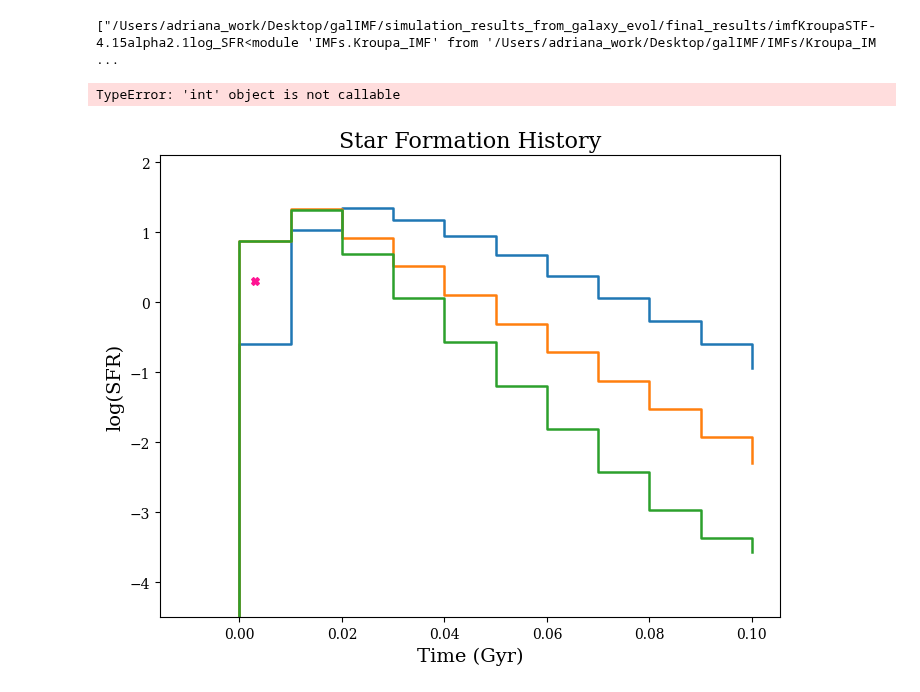
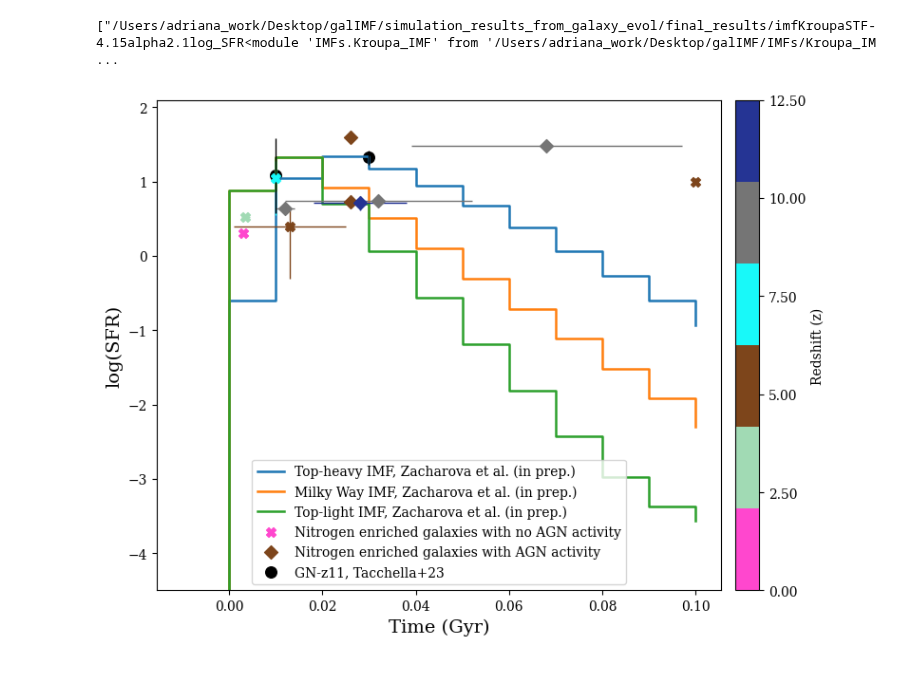
Before and after one commit to bshidvb/galIMF, a Jupyter notebook: plotting/plots_nitrogen_for-applications.ipynb, the cells around one changed output. Saved outputs shown, nothing was run; the diff lists cells and outputs as text; code cells hidden in the pictures.

Commit message:
Updated size of data points in the plot

```diff
--- a/plotting/plots_nitrogen_for-applications.ipynb
+++ b/plotting/plots_nitrogen_for-applications.ipynb
@@ -198,5 +208,7 @@ plt.show()
 # %%
-def plot_noeg_gal_sfr():
+def plot_noeg_gal_sfr(ax=None):
+    if ax is None:
+        ax = plt.gca()
     points = [
         # now (age_yr, sfr, 'name', colour, age_err_yr, sfr_err, z, agn signatures?)
         (3e6, 2, 'Mrk 996 (low density)', 0.5e6, 0.0, 0.00544, False), #sfr from Ha luminosity, James+09
@@ -208,70 +220,87 @@ def plot_noeg_gal_sfr():
         (13e6, 2.5, 'RXJ2248-ID', 12e6, 2.0, 6.1057, False), #Topping+24
         (10e6, 11.3, 'GN-z8-LAE', 0.0, 7.8, 8.279, False), #sfr from Ha, Navarro-Carrera+24
         (68e6, 30, 'CEERS_1019', 29e6, 1.5, 8.679, True), #mass-weighted age (t=t50*2), Larson+23, sfr from Hb
-        (10e6, 12, 'GN-z11', 0, 10, 10.6, True), #Tacchella+23
-        (30e6, 21, 'GN-z11', 0, 26, 10.6, True), #Tacchella+23
+        #(10e6, 12, 'GN-z11', 0, 10, 10.6, True), #Tacchella+23
+        #(30e6, 21, 'GN-z11', 0, 26, 10.6, True), #Tacchella+23
         (12e6, 4.34, 'GS-z9-0 light-weighted', 2e6, 0.1, 9.4327, True), #Curti+25
         (32e6, 5.5, 'GS-z9-0 mass-weighted', 20e6, 0.2, 9.4327, True), #Curti+25
         (28e6, 5.2, 'GHZ2/GLASS-z12', 10e6, 1.1, 12.34, True) #mass-weighted age, Castellano+24
         #(75e6, 19, 'JADES-GS-z14-0', cmap(6), 25e6, 0.0, 14.32, ?), #SED fitting, Carniani+25
     ]
-
+    colors = ["#ff47ce", "#a1dab4", "#7d451b",  "#18f9f9", "#757575", "#253494"]
+    my_cmap = ListedColormap(colors, name="my_cmap")
+    norm = mcolors.Normalize(vmin=0, vmax=12.5)
+    sm = plt.cm.ScalarMappable(norm=norm, cmap=my_cmap)
+    sm.set_array([])
     handles = []
+    added_agn = False
+    added_noagn = False
     for idx, (age, sfr, label, age_err, sfr_err, z, agn_signatures) in enumerate(points):
         age = age/1e9
         age_err = age_err/1e9
         y = np.log10(sfr)
+        point_color = my_cmap(norm(z))
         # compute asymmetric log errors from linear age errors (guard against age_err==0)
         if sfr_err and sfr_err > 0 and sfr > sfr_err:
             low = max(sfr - sfr_err, 1e-8)
             yerr_minus = y - np.log10(low)
             yerr_plus = np.log10(sfr + sfr_err) - y
-            # matplotlib expects shape (2,) for asymmetric single-point yerr or (2, N) for many points
             yerr_plot = np.array([[yerr_minus], [yerr_plus]])
         else:
             yerr_plot = None
-        if agn_signatures == True:
-            print(idx)
-            scatter_label_1 = 'Nitrogen enriched galaxies with AGN signatures'
-            sc_1 = plt.scatter(age, y, color='black', s=20, marker="D", zorder=4, label=scatter_label_1)
-            plt.errorbar(age, y, xerr=age_err, yerr=yerr_plot,
-                     fmt='none', elinewidth=1.1, ecolor='black', zorder=3)
+        if agn_signatures is True:
+            scatter_label_1 = 'Nitrogen enriched galaxies with AGN activity' if not added_agn else None
+            sc_1 = ax.scatter(age, y, color=point_color, s=50, marker="D", zorder=4, label=scatter_label_1)
+            ax.errorbar(age, y, xerr=age_err, yerr=yerr_plot, fmt='none', elinewidth=1, ecolor=point_color, zorder=3)
             handles.append(sc_1)
+            added_agn = True
         else:
-            scatter_label_2 = 'Nitrogen enriched galaxies with no AGN signatures'
-            sc_2 = plt.scatter(age, y, color='deeppink', s=30, marker="X", zorder=4, label=scatter_label_2)
-            plt.errorbar(age, y, xerr=age_err, yerr=yerr_plot,
-                     fmt='none', elinewidth=1.1, ecolor='deeppink', zorder=3)
-            handles.append(sc_2)
+            scatter_label_2 = 'Nitrogen enriched galaxies with no AGN activity' if not added_noagn else None
+            sc_3 = ax.scatter(age, y, color=point_color, s=50, marker="X", zorder=4, label=scatter_label_2)
+            ax.errorbar(age, y, xerr=age_err, yerr=yerr_plot, fmt='none', elinewidth=1, ecolor=point_color, zorder=3)
+            handles.append(sc_3)
+            added_noagn = True
+    fig = ax.figure
+    cbar = fig.colorbar(sm, ax=ax, pad=0.02)
+    tick_vals = np.linspace(0, 12.5, num=6)
+    cbar.set_ticks(tick_vals)
+    cbar.set_ticklabels([f"{t:.2f}" for t in tick_vals])
+    cbar.set_label('Redshift (z)')
+    ax.scatter(10e6/1e9, np.log10(12), s=70, marker='o', color = 'black', label='GN-z11, Tacchella+23')
+    ax.errorbar(10e6/1e9, np.log10(12), xerr=0, yerr=0.5, fmt='none', elinewidth=1, ecolor='black', zorder=3)
+    ax.scatter(30e6/1e9, np.log10(21), s=70, marker='o', color = 'black')
+    ax.errorbar(30e6/1e9, np.log10(21), xerr=0, yerr=0.1, fmt='none', elinewidth=1, ecolor='black', zorder=3)
 
 def plot_sfh_with_data(file_paths,labels, min, max):
-    plt.figure(figsize=(8, 6))
+    fig, ax = plt.subplots(figsize=(8, 6))
     plt.rc('font', family='serif')
-    colours = colors = plt.get_cmap('tab10').colors
+    colours = plt.get_cmap('tab10').colors
     for i, path in enumerate(file_paths):
         data = load_data_with_names(path)
         age_list, sfr = data['age_list'], data['SFR_list']
         age_list = np.array(age_list, dtype=float) - 0.01
         label = labels[i] if labels and i < len(labels) else f"Run {i+1}"
-        plt.plot(age_list[min:max], sfr[min:max], lw=1.8, color=colours[i % len(colours)], label=label)
-    plt.xlabel('Time (Gyr)', fontsize=14)
-    plt.ylabel('log(SFR)', fontsize=14)
-    plt.ylim(-4.5,2.1)
-    plt.title('Star Formation History', fontsize=16)
-    lgd2 = plt.legend(loc='upper left', bbox_to_anchor=(1.09, 0.3), fontsize=8, title="Simulation Data")
-    plt.gca().add_artist(lgd2)
-    plot_noeg_gal_sfr()
-    plt.savefig('./phd_sfh-plot.png', bbox_inches='tight', dpi=300)
+        ax.plot(age_list[min:max], sfr[min:max], lw=1.8, color=colours[i % len(colours)], label=label)
+    ax.set_xlabel('Time (Gyr)', fontsize=14)
+    ax.set_ylabel('log(SFR)', fontsize=14)
+    ax.set_ylim(-4.5,2.1)
+    #ax.set_title('Star Formation History', fontsize=16)
+
+    plot_noeg_gal_sfr(ax=ax)
+    ax.legend(fontsize=10)
+
+    # leave room on the right for legends
+    fig.tight_layout()
+    fig.savefig('./phd_sfh-plot.png', bbox_inches='tight', dpi=300)
     plt.show()
 
 sfh_path = glob.glob("/Users/adriana_work/Desktop/galIMF/simulation_results_from_galaxy_evol/final_results/imfKroupaSTF-4.15alpha2.1log_SFR<module 'IMFs.Kroupa_IMF' from '/Users/adriana_work/Desktop/galIMF/IMFs/Kroupa_IMF.py'>SFEN0.3SFE0.0062Z_0100infall0.008/plots/SFH.txt")
 #sfh_path += glob.glob("./simulation_results_from_galaxy_evol/final_results/Kroupa_IMF.py'>SFEN0.6SFE0.0021Z_0100infall8e-05/plots/SFH.txt")
 sfh_path += glob.glob("/Users/adriana_work/Desktop/galIMF/simulation_results_from_galaxy_evol/final_results/imfKroupaSTF-4.15alpha2.3log_SFR<module 'IMFs.Kroupa_IMF' from '/Users/adriana_work/Desktop/galIMF/IMFs/Kroupa_IMF.py'>SFEN0.2SFE0.0061Z_0100infall0.0008/plots/SFH.txt")
 sfh_path += glob.glob("/Users/adriana_work/Desktop/galIMF/simulation_results_from_galaxy_evol/final_results/imfKroupaSTF-4.15alpha3.0log_SFR<module 'IMFs.Kroupa_IMF' from '/Users/adriana_work/Desktop/galIMF/IMFs/Kroupa_IMF.py'>SFEN-0.3SFE0.0085Z_0100infall0.0008/plots/SFH.txt")
 sfh_path.sort()
 print(sfh_path)
 plot_sfh_with_data(sfh_path, labels=['Top-heavy IMF, Zacharova et al. (in prep.)', 'Milky Way IMF, Zacharova et al. (in prep.)', 'Top-light IMF, Zacharova et al. (in prep.)'], min=0, max=25)
 # %% [output]
 ["/Users/adriana_work/Desktop/galIMF/simulation_results_from_galaxy_evol/final_results/imfKroupaSTF-4.15alpha2.1log_SFR<module 'IMFs.Kroupa_IMF' from '/Users/adriana_work/Desktop/galIMF/IMFs/Kroupa_IM ...
-TypeError: 'int' object is not callable
-[figure, old version]
+[figure, new version]
```
Also changed, not shown: parts of 2 cells of this notebook.
